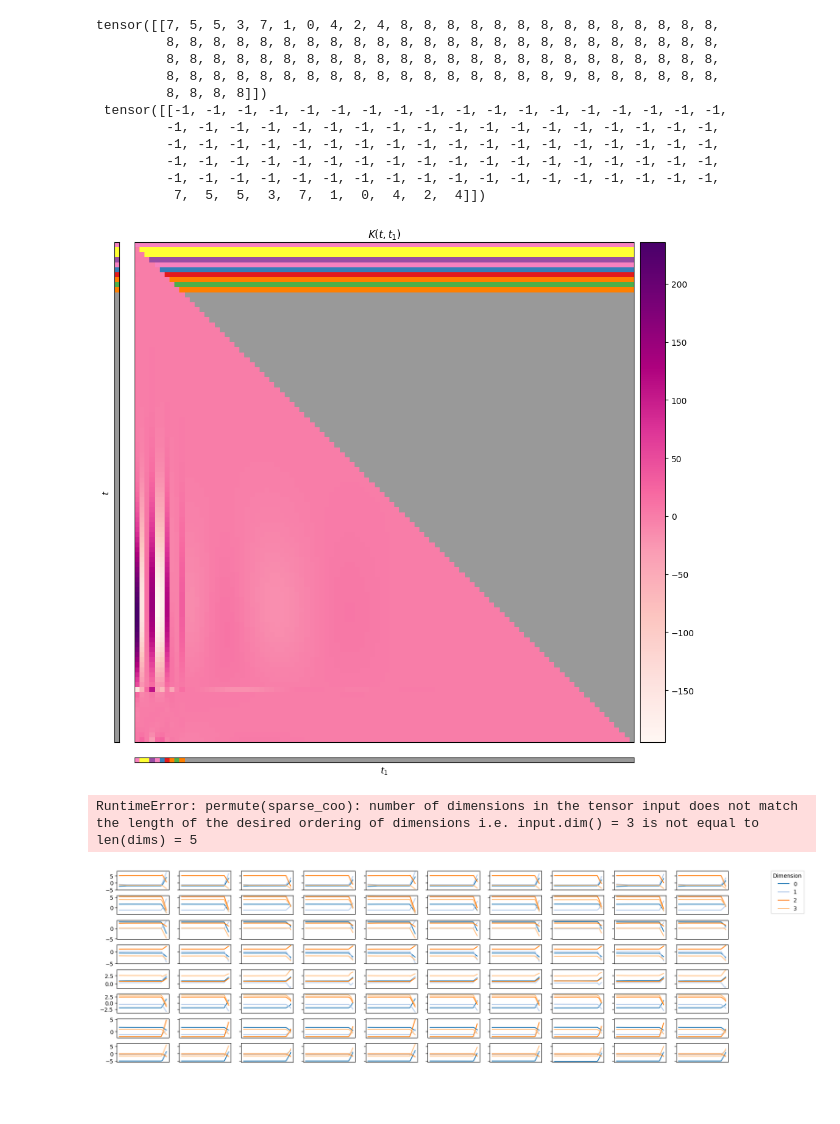
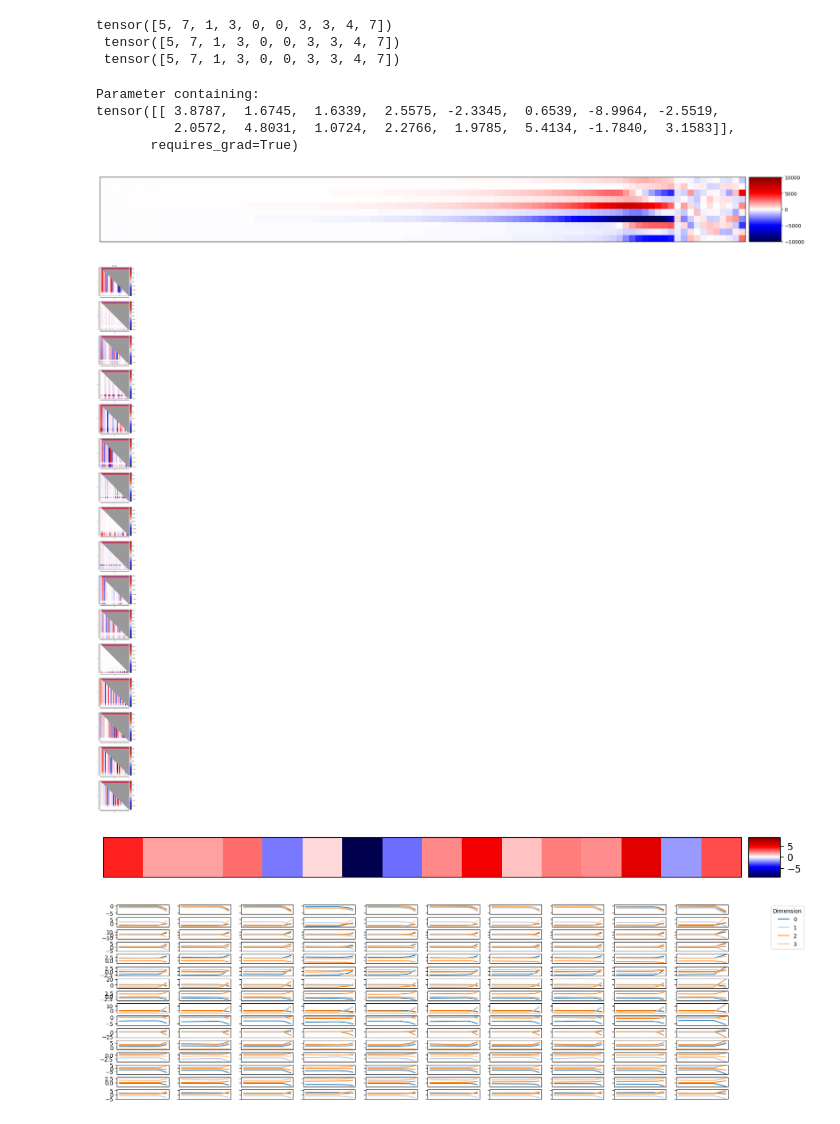
Before and after one commit to irkri/elissabeth, a Jupyter notebook: projects/copying/test.ipynb, the cells around one changed output. Drawn from its saved outputs; the diff is of its cells as text; code cells hidden in the pictures; blank space fills up the shorter version.

Commit message:
new plotting functions

```diff
--- a/projects/copying/test.ipynb
+++ b/projects/copying/test.ipynb
@@ -32,7 +32,7 @@ config = {
     "val_size": 0.2,
 }
 # %%
-watcher = ElissabethWatcher.load("version_30", on_cpu=True)
+watcher = ElissabethWatcher.load("esxnoxkf", on_cpu=True)
 # %%
 x, y = copying(
     n_samples=1,
@@ -40,42 +40,55 @@ x, y = copying(
     n_categories=watcher.model.config("input_vocab_size"),
     to_copy=10,
 )
-# %%
-print(x, "\n", y)
-# %% [output]
-tensor([[7, 5, 5, 3, 7, 1, 0, 4, 2, 4, 8, 8, 8, 8, 8, 8, 8, 8, 8, 8, 8, 8, 8, 8,
-         8, 8, 8, 8, 8, 8, 8, 8, 8, 8, 8, 8, 8, 8, 8, 8, 8, 8, 8, 8, 8, 8, 8, 8,
-         8, 8, 8, 8, 8, 8, 8, 8, 8, 8, 8, 8, 8, 8, 8, 8, 8, 8, 8, 8, 8, 8, 8, 8,
-         8, 8, 8, 8, 8, 8, 8, 8, 8, 8, 8, 8, 8, 8, 8, 8, 8, 9, 8, 8, 8, 8, 8, 8,
-         8, 8, 8, 8]])
- tensor([[-1, -1, -1, -1, -1, -1, -1, -1, -1, -1, -1, -1, -1, -1, -1, -1, -1, -1,
-         -1, -1, -1, -1, -1, -1, -1, -1, -1, -1, -1, -1, -1, -1, -1, -1, -1, -1,
-         -1, -1, -1, -1, -1, -1, -1, -1, -1, -1, -1, -1, -1, -1, -1, -1, -1, -1,
-         -1, -1, -1, -1, -1, -1, -1, -1, -1, -1, -1, -1, -1, -1, -1, -1, -1, -1,
-         -1, -1, -1, -1, -1, -1, -1, -1, -1, -1, -1, -1, -1, -1, -1, -1, -1, -1,
-          7,  5,  5,  3,  7,  1,  0,  4,  2,  4]])
+# %%
+print(x[0, :10], "\n", y[0, -10:], "\n", watcher.model(x).argmax(-1)[0, -10:])
+# %% [output]
+tensor([5, 7, 1, 3, 0, 0, 3, 3, 4, 7])
+ tensor([5, 7, 1, 3, 0, 0, 3, 3, 4, 7])
+ tensor([5, 7, 1, 3, 0, 0, 3, 3, 4, 7])
+# %%
+W_H = watcher.model.get_parameter("layers.0.W_H")
+W_H
+# %% [output]
+Parameter containing:
+tensor([[ 3.8787,  1.6745,  1.6339,  2.5575, -2.3345,  0.6539, -8.9964, -2.5519,
+          2.0572,  4.8031,  1.0724,  2.2766,  1.9785,  5.4134, -1.7840,  3.1583]],
+       requires_grad=True)
+# %%
+fig, ax = watcher.plot_iss(
+    x[0],
+    append_dims=(1, ),
+    log_cmap=True,
+    project_heads=True,
+    figsize=(20, 20),
+)
+# %% [output]
+[figure, added]
 # %%
 fig, ax = watcher.plot_attention_matrices(
     x[0],
     # total=True,
-    cmap="RdPu",
+    cmap="seismic",
     share_cmap=False,
     log_cmap=False,
     causal_mask=True,
-    project_heads=True,
-    figsize=(10, 40),
+    only_kernels=(0, ),
+    project_heads=False,#tuple(torch.where(W_H[0] > 5)[0].numpy()),
+    center_zero=True,
+    figsize=(20, 60),
 )
-plt.savefig("plot.pdf")
+# plt.savefig("plot.pdf")
 # %% [output]
-[figure, old version]
+[figure, new version]
 # %%
 fig, ax = watcher.plot_parameter_matrix(
-    "layers.0.W_O",
-    reduce_dims={4: 0},
+    "layers.0.W_H",
+    # reduce_dims={4: 0},
+    # append_dims=(1,),
     figsize=(10, 10),
 )
 # %% [output]
-RuntimeError: permute(sparse_coo): number of dimensions in the tensor input does not match the length of the desired ordering of dimensions i.e. input.dim() = 3 is not equal to len(dims) = 5
+[figure, added]
 # %%
 fig, ax = watcher.plot_qkv_probing(
     which="q",
@@ -85,7 +98,7 @@ fig, ax = watcher.plot_qkv_probing(
     figsize=(20, 5),
 )
 # %% [output]
-[figure, old version]
+[figure, new version]
 # %%
 fig, ax = watcher.plot_qkv_probing(
     which="k",
```
Also changed, not shown: parts of 3 cells of this notebook, 6 other files.
